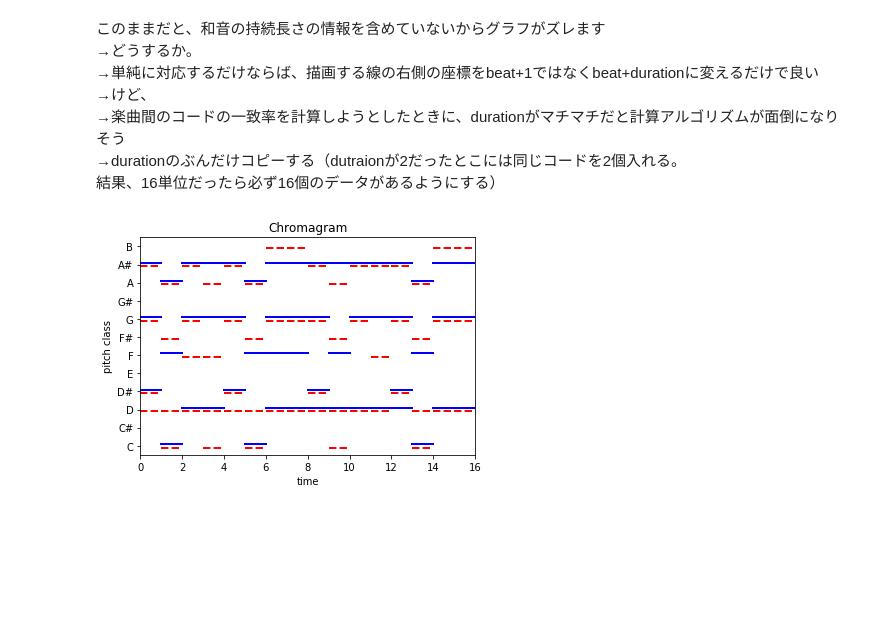
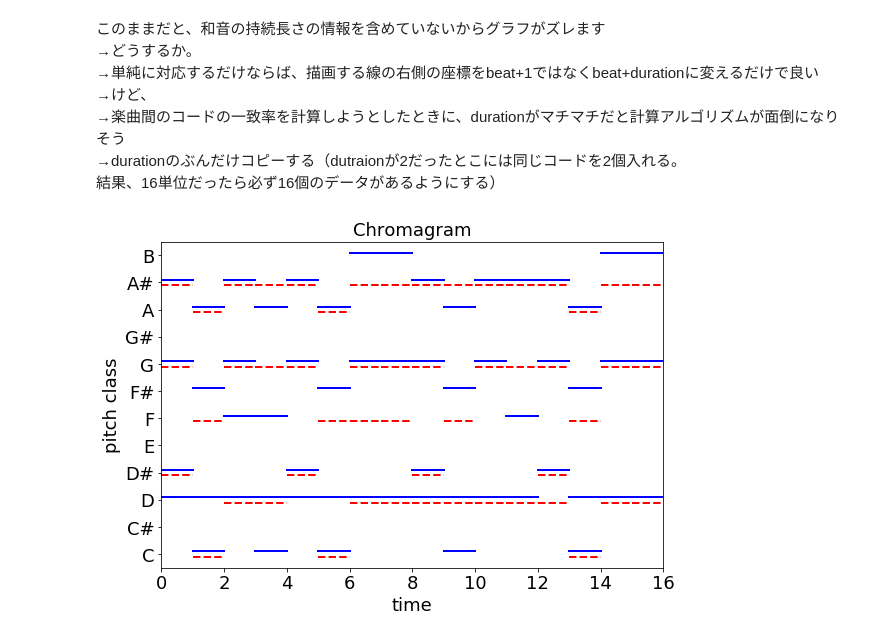
Before and after one commit to Linus-MK/audio_chord_analysis, a Jupyter notebook: perse_songle_api.ipynb, the cells around one changed output. Saved outputs shown, nothing was run; the diff lists cells and outputs as text; code cells hidden in the pictures; blank space fills up the shorter version.

```diff
--- a/perse_songle_api.ipynb
+++ b/perse_songle_api.ipynb
@@ -524,11 +524,13 @@ def plot_chord_chromagram(chords, plot_format, offset, fig, axes):
     axes.yaxis.set_major_locator(plt.MultipleLocator(1))
     axes.yaxis.set_major_formatter(plt.FixedFormatter(["", "C", "C#", "D", "D#", "E", "F", "F#", "G", "G#", "A", "A#", "B"]))
 
-    axes.set_xlabel("time")
-    axes.set_ylabel("pitch class")
+    size = 18
+    axes.set_xlabel("time",fontsize=size)
+    axes.set_ylabel("pitch class",fontsize=size)
 
-    axes.set_title('Chromagram')
+    axes.set_title('Chromagram',fontsize=size)
 #    plt.legend(bbox_to_anchor=(1.05, 1), loc='upper left', borderaxespad=0, fontsize=18)
+    axes.tick_params(labelsize=size)
 # %%
 fig = plt.figure()
 ax = plt.axes()
@@ -578,9 +580,10 @@ sabi_bokura_temp = convert_duration(sabi_bokura_temp)
 # plot_chord_chromagram(sabi_bokura_temp["pitch_trans"], "b-", 0.1)
 # plot_chord_chromagram(sabi_mousou_temp["pitch_trans"], "r--", -0.1)
 # %%
-fig = plt.figure()
+fig = plt.figure(figsize=(9, 6))
 ax = plt.axes()
-plot_chord_chromagram(sabi_bokura_temp["pitch_trans"], "b-", 0.1, fig, ax)
-plot_chord_chromagram(sabi_mousou_temp["pitch_trans"], "r--", -0.1, fig, ax)
+plot_chord_chromagram(sabi_bokura_temp["pitch_trans"], "r--",-0.1, fig, ax)
+plot_chord_chromagram(sabi_mousou_temp["pitch_trans"], "b-", 0.1, fig, ax)
+ax.patch.set_facecolor('None')
 # %% [output]
-[figure, old version]
+[figure, new version]
```
Also changed, not shown: parts of 1 cell of this notebook.
